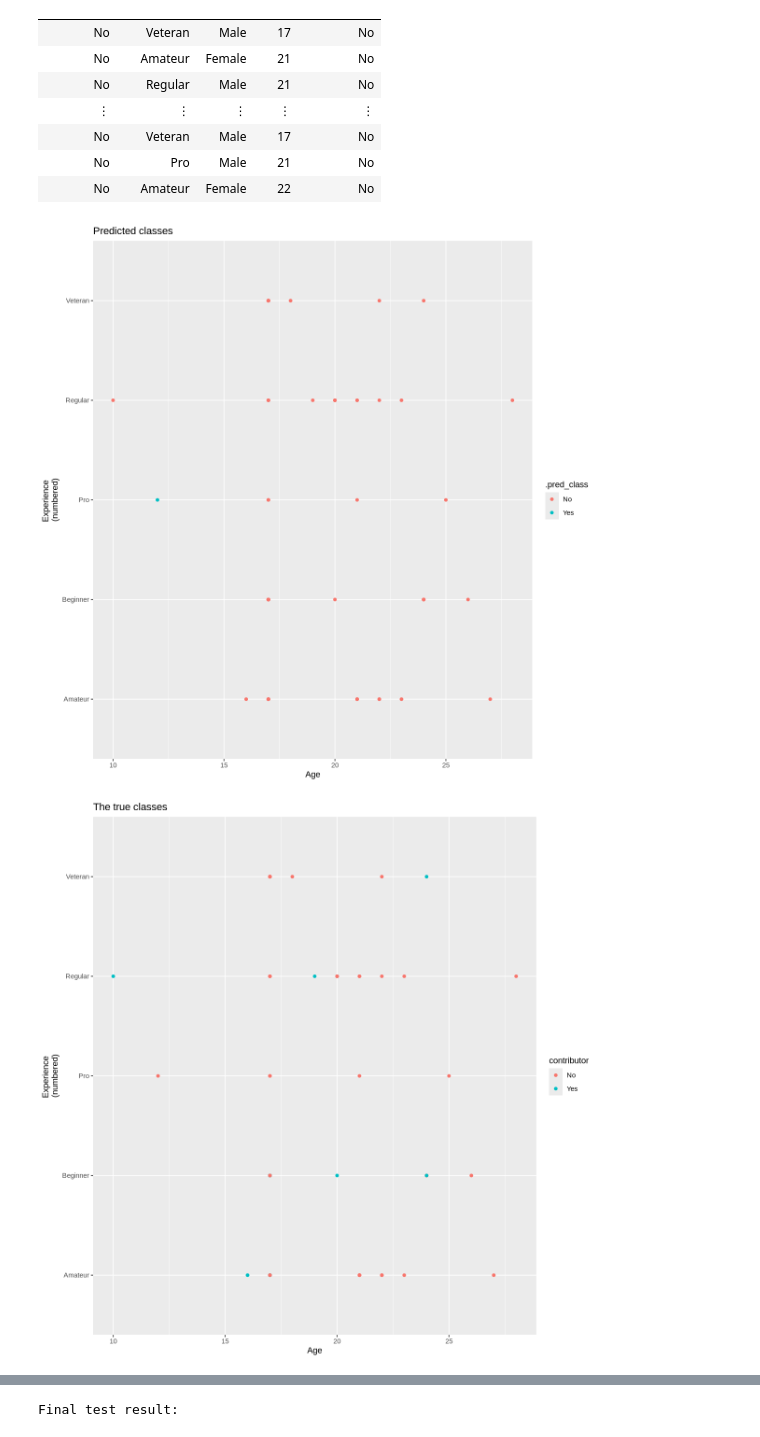
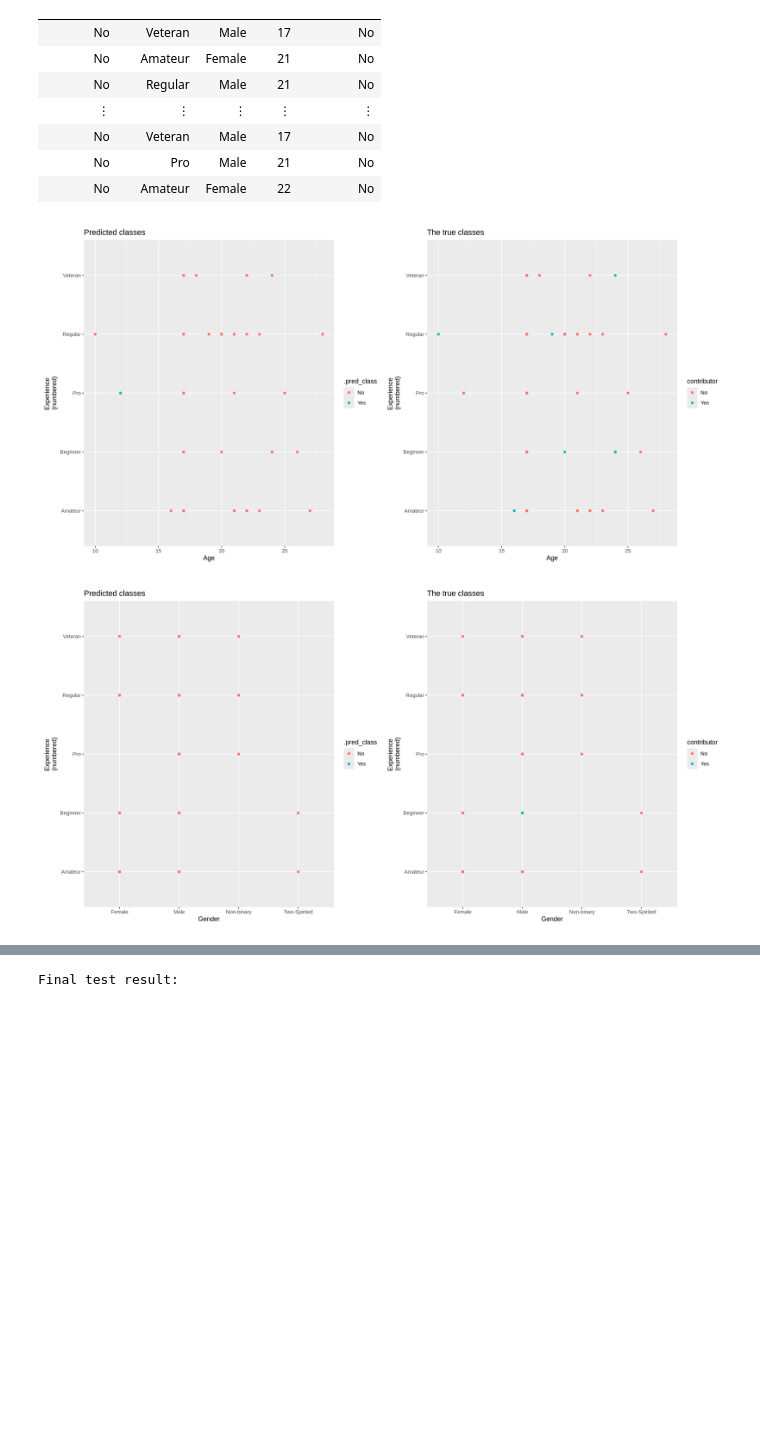
Before and after one commit to EmmaGjoen/data_science_group_project, a Jupyter notebook: project_final_report.ipynb, the cells around one changed output, grey strips where cells are left out. Saved outputs shown, nothing was run; the diff lists cells and outputs as text; code cells hidden in the pictures; blank space fills up the shorter version.

Commit message:
visualisations next to each other

```diff
--- a/project_final_report.ipynb
+++ b/project_final_report.ipynb
@@ -430,35 +452,36 @@ A tibble: 50 × 5
 # %%
 pred_plot_experience_vs_age <- test_predictions |>
     ggplot(aes(x=age, y=experience, color=.pred_class)) +
     geom_point() +
     labs(x="Age",
          y="Experience \n(numbered)",
          title="Predicted classes")
-pred_plot_experience_vs_age
 
 true_plot_experience_vs_age <- test_predictions |>
     ggplot(aes(x=age, y=experience, color=contributor)) +
     geom_point() +
     labs(x="Age",
          y="Experience \n(numbered)",
          title="The true classes")
-true_plot_experience_vs_age
 
 pred_plot_experience_vs_gender <- test_predictions |>
     ggplot(aes(x=gender, y=experience, color=.pred_class)) +
     geom_point() +
     labs(x="Gender",
          y="Experience \n(numbered)",
          title="Predicted classes")
-pred_plot_experience_vs_gender
 
 true_plot_experience_vs_gender <- test_predictions |>
     ggplot(aes(x=gender, y=experience, color=contributor)) +
     geom_point() +
     labs(x="Gender",
          y="Experience \n(numbered)",
          title="The true classes")
-true_plot_experience_vs_gender
+
+# display the predicted and true classes next to each other
+options(repr.plot.width = 16, repr.plot.height = 8)
+pred_plot_experience_vs_age | true_plot_experience_vs_age
+pred_plot_experience_vs_gender | true_plot_experience_vs_gender
 # %% [output]
-[figure, old version]
+[figure, new version]
-[figure, old version]
+[figure, new version]
```
Also changed, not shown: parts of 8 cells of this notebook.
